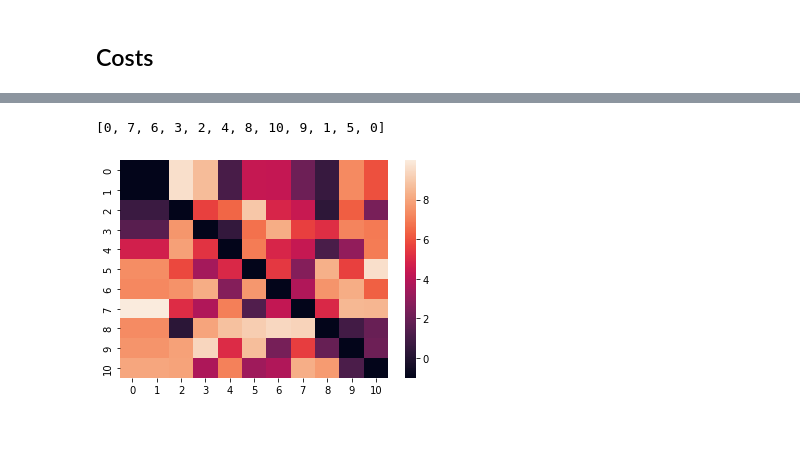
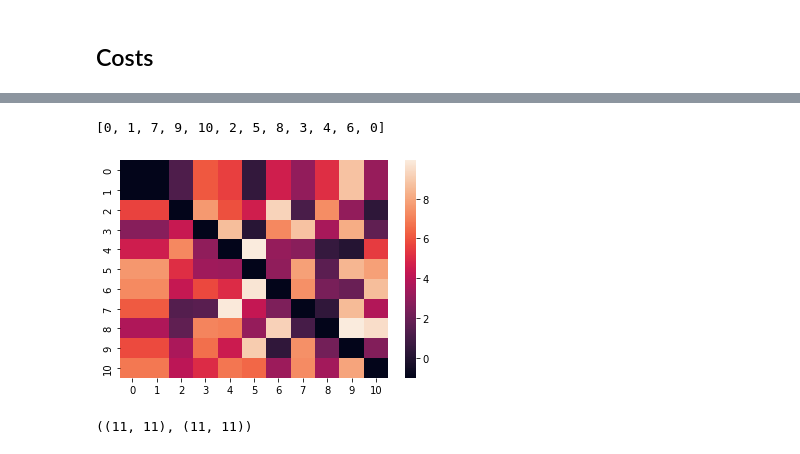
Before and after one commit to mateusz-obszanski/praca-inzynierska, a Jupyter notebook: tests.ipynb, the cells around one changed output, grey strips where cells are left out. Drawn from its saved outputs; the diff is of its cells as text; code cells hidden in the pictures.

```diff
--- a/tests.ipynb
+++ b/tests.ipynb
@@ -482,19 +482,20 @@ cost_calc_tsp(seq_tsp, dyn_costs, dist_mx, initial_vx=0, forbidden_val=fv)
 # %%
 ext_dist_mx = extend_cost_mx(dist_mx, copy_n=1, to_copy_ix=0)
 seq_vrp = list(range(1, ext_dist_mx.shape[0]))
 filler_ixs = rng.choice(len(seq_vrp), size=len(seq_vrp) // 3, replace=False)
-demands_vrpp = rng.integers(1, 4, size=len(seq_vrp)).tolist()
 
 rng.shuffle(seq_vrp)
 seq_vrp = [0] + seq_vrp + [0]
-seq_vrp
+demands_vrpp = rng.integers(1, 4, size=len(seq_vrp)).tolist()
+demands_irp = rng.uniform(0, 5, size=len(seq_vrp)).tolist()
+quantities_irp = rng.uniform(0, 3, size=len(seq_vrp)).tolist()
 import seaborn as sns
 
 sns.heatmap(ext_dist_mx)
 seq_vrp
 # %% [output]
-[0, 7, 6, 3, 2, 4, 8, 10, 9, 1, 5, 0]
+[0, 1, 7, 9, 10, 2, 5, 8, 3, 4, 6, 0]
-[figure, old version]
+[figure, new version]
 # %%
 dyn_costs = []
 exp_t = win_span
@@ -505,6 +506,10 @@ while exp_t < T:
     np.fill_diagonal(wind_mx, fv)
     dyn_costs.append((eff_speed, exp_t))
     exp_t += win_span
+# %%
+ext_dist_mx.shape, dyn_costs[0][0].shape
+# %% [output]
+((11, 11), (11, 11))
 # %%
 cost_calc_vrp(
     seq_vrp,
```
Also changed, not shown: parts of 65 cells of this notebook, 24 other files.
